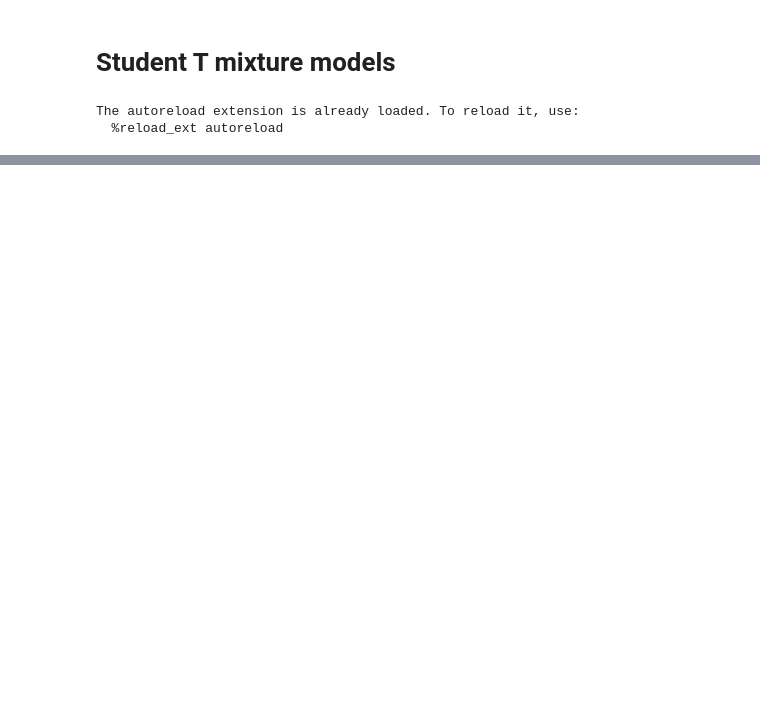
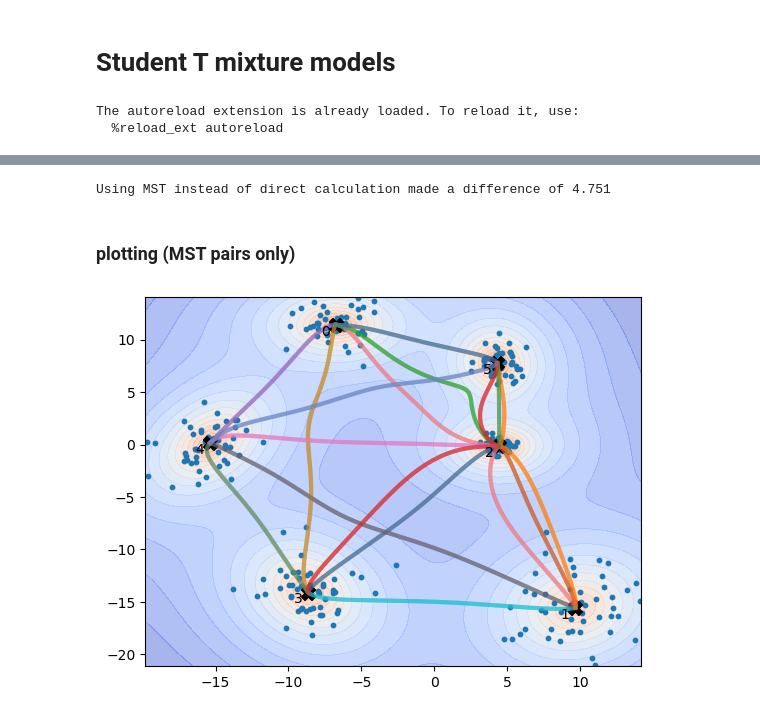
Before and after one commit to ecker-lab/tneb_clustering, a Jupyter notebook: tmm.ipynb, the cells around one changed output, grey strips where cells are left out. Drawn from its saved outputs; the diff is of its cells as text; code cells hidden in the pictures; blank space fills up the shorter version.

```diff
--- a/tmm.ipynb
+++ b/tmm.ipynb
@@ -164,0 +161,44 @@ array([[ -6.7681069 ,  11.40770188],
+# %%
+print(f"Using MST instead of direct calculation made a difference of {np.max(np.abs(adjacency - distances)):.4}")
+# %% [output]
+Using MST instead of direct calculation made a difference of 4.751
+# %% [markdown]
+### plotting (MST pairs only)
+# %%
+''' Plots the TMM field and the optimized paths (if available).
+stm: trained studenttmixture model
+selection: selects which paths are included in the plot, by default, all paths are included.
+  other typical options: MST through selection=zip(mst.row,mst.col) and individuals via e.g. [(0,1), (3,4)]
+'''
+def plot_field(data_X, stm, paths=None, levels=20, selection=None):
+    # grid coordinates
+    x = np.linspace(data_X[:, 0].min() - 0.1, data_X[:, 0].max() + 0.1, 128)
+    y = np.linspace(data_X[:, 1].min() - 0.1, data_X[:, 1].max() + 0.1, 128)
+    XY = np.stack(np.meshgrid(x, y), -1)
+
+    # get scores for the grid values
+    tmm_probs = stm.score_samples(XY.reshape(-1, 2)).reshape(128,128)
+    # gmm_probs = gm.score_samples(XY.reshape(-1, 2)).reshape(128,128)
+
+    # plot the tmm
+    plt.contourf(x, y, tmm_probs, levels=levels, cmap="coolwarm", alpha=0.5)
+    # plt.contourf(x, y, gmm_probs, levels=64, cmap="coolwarm", alpha=0.5)
+    plt.scatter(data_X[:,0], data_X[:,1], s=10, label="raw data")
+
+    # cluster centers and IDs
+    plt.scatter(stm.location[:,0], stm.location[:,1], color="black", marker="X",
+                   label="Student's t-mixture", s=100)
+    for i,location in enumerate(stm.location):
+        plt.annotate(f"{i}", xy=location - 1, color="black")
+
+    # print paths between centers (by default: all)
+    #
+    if selection == None and paths is not None:
+        selection = itertools.product(range(n_components), range(n_components))
+    for i, j in selection:
+            path = paths[(i,j)]
+            plt.plot(path[:, 0], path[:, 1], lw=3, alpha=0.5)
+# %%
+plot_field(data_X, stm, paths=paths)
+# %% [output]
+[figure, added]
```
Also changed, not shown: parts of 26 cells of this notebook.
